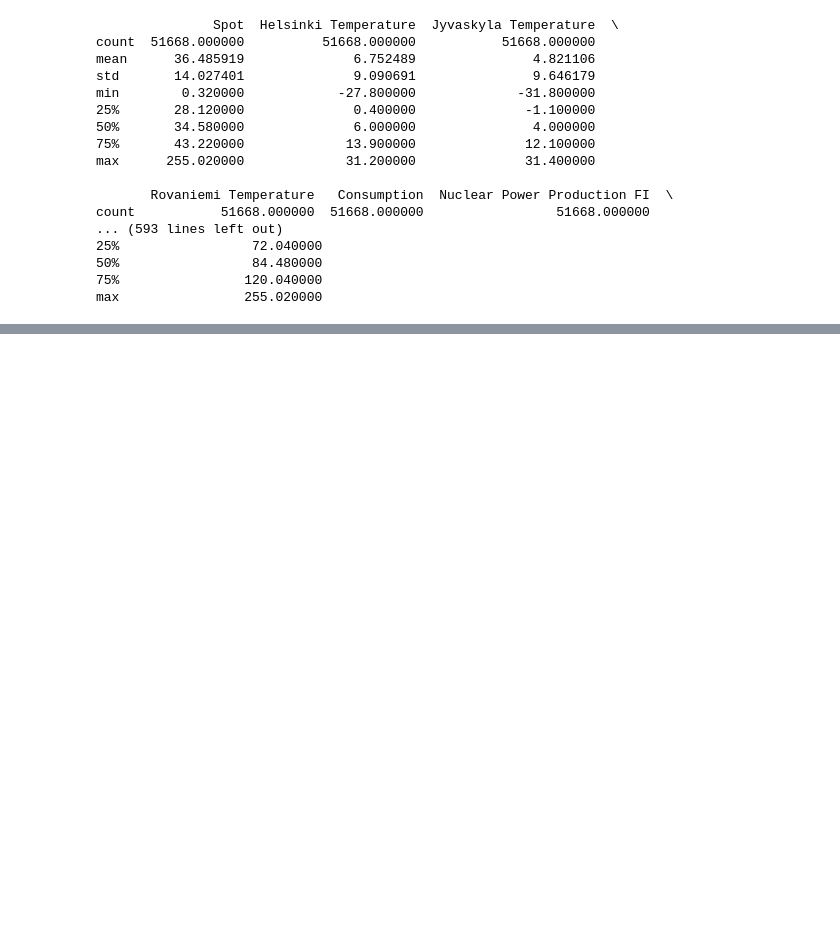
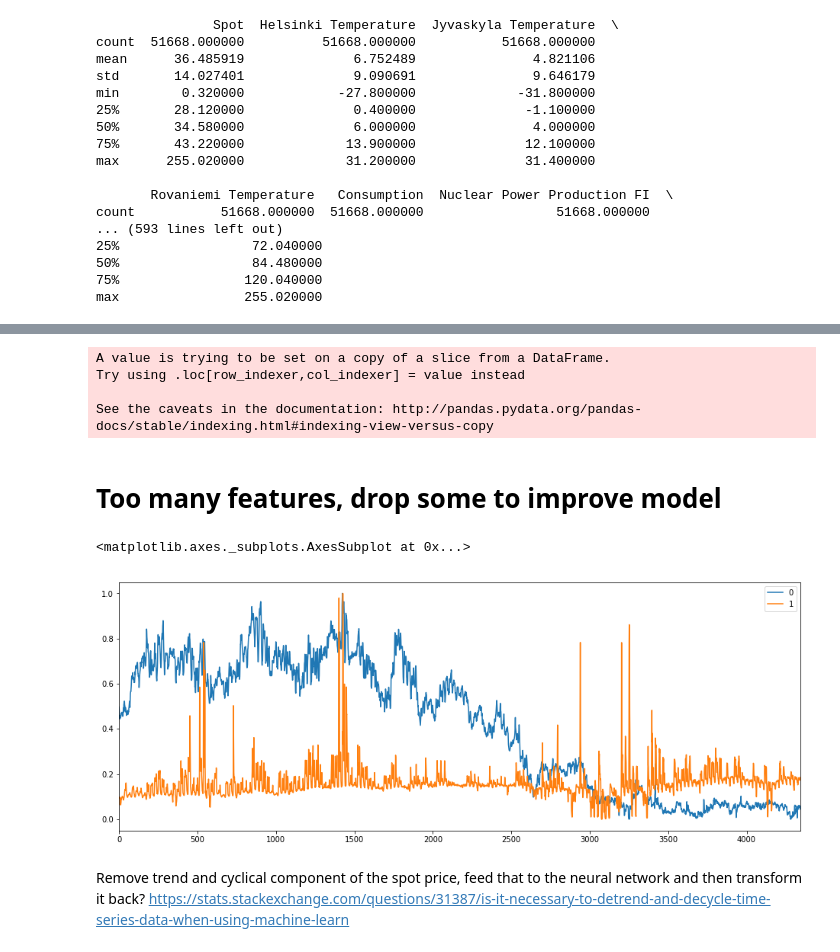
Before and after one commit to Cadax/nordpool-spot-price, a Jupyter notebook: notebooks/Feature_Engineering.ipynb, the cells around one changed output, grey strips where cells are left out. Drawn from its saved outputs; the diff is of its cells as text; code cells hidden in the pictures; blank space fills up the shorter version.

Commit message:
Statistical forecasting methods notebook, new lstm models etc

```diff
--- a/notebooks/Feature_Engineering.ipynb
+++ b/notebooks/Feature_Engineering.ipynb
@@ -248,0 +589,20 @@ NameError: name 'cols' is not defined
+# %%
+## Using seasonal decompose on other features than Spot.
+from statsmodels.tsa.seasonal import seasonal_decompose
+features_to_decompose = ['Kärnkraftproduktion','Vindkraftproduktion','Vattenkraftproduktion','Hydro Reservoir SE','Hydro Reservoir NO','Nuclear Power Production FI']
+for feature in features_to_decompose:
+    decompose = seasonal_decompose(combined_df_stripped_swe[feature],freq=24,model='additive')
+    combined_df_stripped_swe[f"{feature} Residual"] = decompose.resid
+    combined_df_stripped_swe[f"{feature} Residual"].ffill(inplace=True)
+    combined_df_stripped_swe[f"{feature} Residual"].bfill(inplace=True)
+# %% [output]
+A value is trying to be set on a copy of a slice from a DataFrame.
+Try using .loc[row_indexer,col_indexer] = value instead
+
+See the caveats in the documentation: http://pandas.pydata.org/pandas-docs/stable/indexing.html#indexing-view-versus-copy
+# %% [markdown]
+# Too many features, drop some to improve model
+# %%
+combined_df_stripped_swe.drop(columns=['Övrig_värmekraftproduktion','Schablonförluster','Timmätt_förbrukning','Schablonförbrukning','Uppmätta_förluster','Avkopplingsbar_förbrugkning'],inplace=True)
+# %%
+combined_df_stripped_swe.drop(columns=['Kärnkraftproduktion','Vindkraftproduktion','Vattenkraftproduktion','Hydro Reservoir SE','Hydro Reservoir NO','Nuclear Power Production FI'],inplace=True)
@@ -248,0 +612,8 @@ NameError: name 'cols' is not defined
+# %%
+combined_df_stripped_swe.drop(columns=['Tuotantotasesähkön ostohinta',' Tuotantotasesähkön myyntihinta','Spot T-48', 'Spot MA T-48', 'Spot STD T-48',
+       'Spot Rolling Min T-48', 'Spot Rolling Max T-48', 'Spot T-72',
+       'Spot MA T-72', 'Spot STD T-72', 'Spot Rolling Max T-72', 'Spot T-96',
+       'Spot MA T-96', 'Spot Rolling Max T-96', 'Spot T-120', 'Spot T-144',
+       #'Spot T-168',
+                                       'yhat'],inplace=True)
+combined_df_stripped_swe.to_pickle('combined_df_residuals_swe.pickle')
@@ -248,0 +623,11 @@ NameError: name 'cols' is not defined
+# %%
+from sklearn.preprocessing import MinMaxScaler
+from scipy.stats import zscore
+scaler = MinMaxScaler()
+asd = combined_df_stripped_swe[['Övrig_värmekraftproduktion','Spot']]['2018-01':'2018-06'].values
+asd = scaler.fit_transform(asd)
+scaled_df = pd.DataFrame(data=asd)
+scaled_df.plot(figsize=(16,6))
+# %% [output]
+<matplotlib.axes._subplots.AxesSubplot at 0x...>
+[figure, added]
@@ -248,0 +636,3 @@ NameError: name 'cols' is not defined
+# %% [markdown]
+Remove trend and cyclical component of the spot price, feed that to the neural network and then transform it back?
+https://stats.stackexchange.com/questions/31387/is-it-necessary-to-detrend-and-decycle-time-series-data-when-using-machine-learn
```
Also changed, not shown: parts of 57 cells of this notebook, 6 other files.
